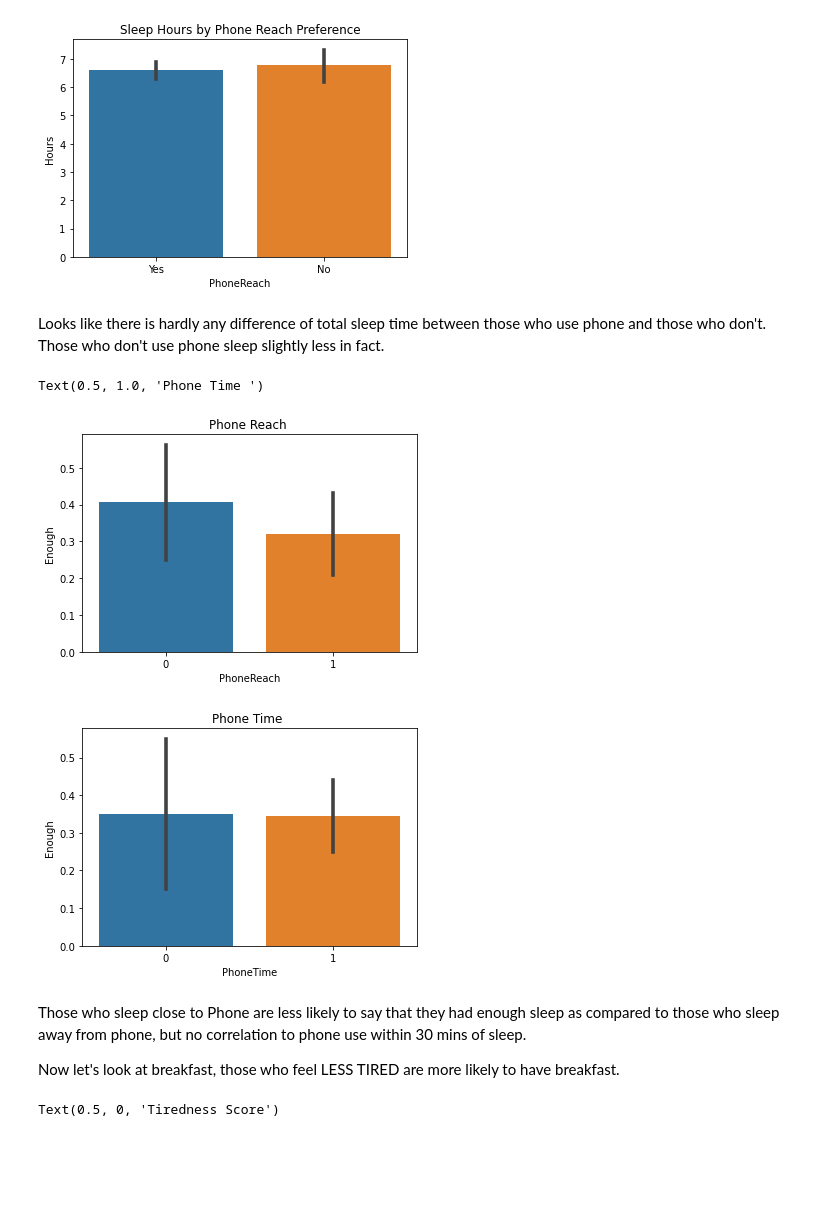
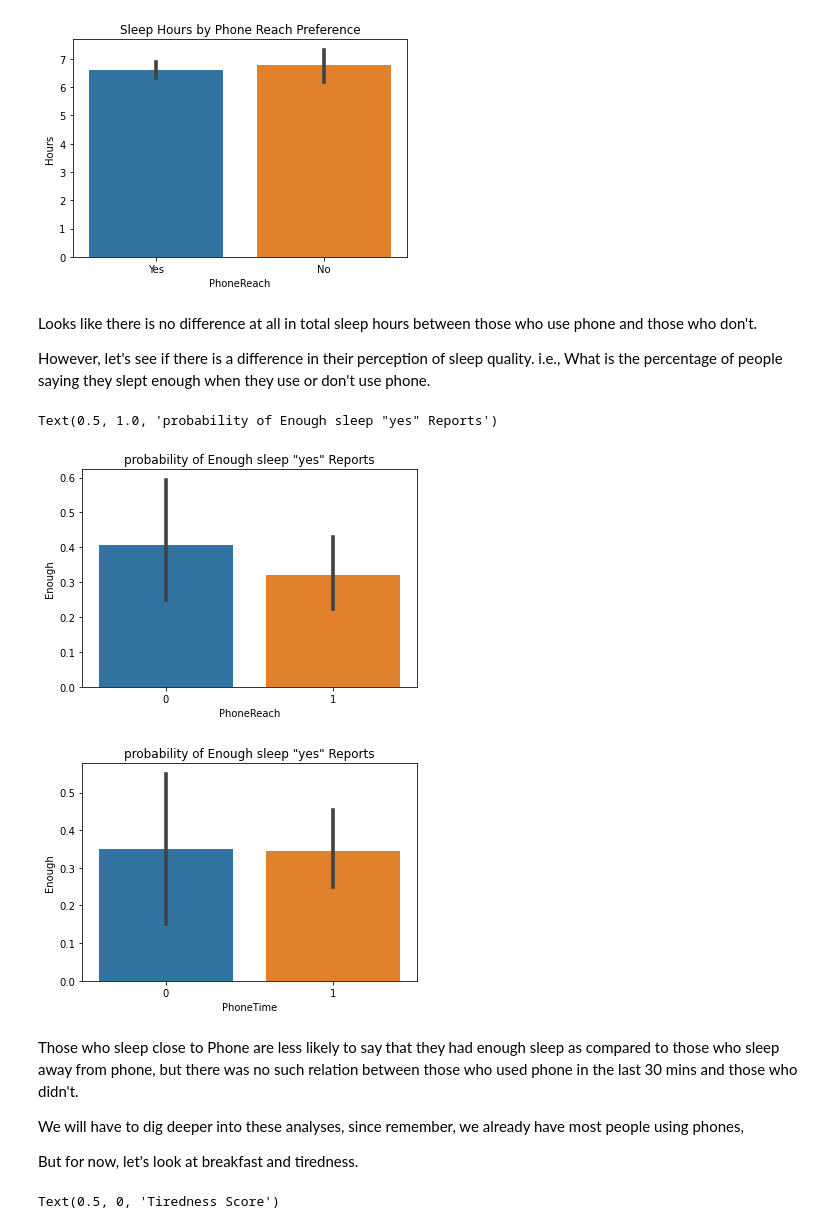
Before and after one commit to transpersonify/sleep_vs_tech, a Jupyter notebook: explore_data.ipynb, the cells around one changed output. Cells and saved outputs as stored; diff of their text form; code cells hidden in the pictures; blank space fills up the shorter version.

```diff
--- a/explore_data.ipynb
+++ b/explore_data.ipynb
@@ -73,22 +112,29 @@ Text(0.5, 1.0, 'Sleep Hours by Phone Reach Preference')
 [figure]
 [figure]
 # %% [markdown]
-Looks like there is hardly any difference of total sleep time between those who use phone and those who don't. Those who don't use phone sleep slightly less in fact.
+Looks like there is no difference at all in total sleep hours between those who use phone and those who don't.
+
+However, let's see if there is a difference in their perception of sleep quality.
+i.e., What is the percentage of people saying they slept enough when they use or don't use phone.
 # %%
 sns.barplot(x='PhoneReach',y='Enough',data = pp_df)
 plt.title('Phone Reach ')
+plt.title('probability of Enough sleep "yes" Reports')
 plt.figure()
 
 sns.barplot(x='PhoneTime',y='Enough',data=pp_df)
 plt.title('Phone Time ')
+plt.title('probability of Enough sleep "yes" Reports')
 # %% [output]
-Text(0.5, 1.0, 'Phone Time ')
+Text(0.5, 1.0, 'probability of Enough sleep "yes" Reports')
-[figure, old version]
+[figure, new version]
-[figure, old version]
+[figure, new version]
 # %% [markdown]
-Those who sleep close to Phone are less likely to say that they had enough sleep as compared to those who sleep away from phone, but no correlation to phone use within 30 mins of sleep.
+Those who sleep close to Phone are less likely to say that they had enough sleep as compared to those who sleep away from phone, but there was no such relation between those who used phone in the last 30 mins and those who didn't.
 
-Now let's look at breakfast, those who feel LESS TIRED are more likely to have breakfast.
+We will have to dig deeper into these analyses, since remember, we already have most people using phones,
+
+But for now, let's look at breakfast and tiredness.
 # %%
 sns.barplot(x='Tired',y='Breakfast',data = pp_df)
 plt.xlabel('Tiredness Score')
```
Also changed, not shown: parts of 52 cells of this notebook.
